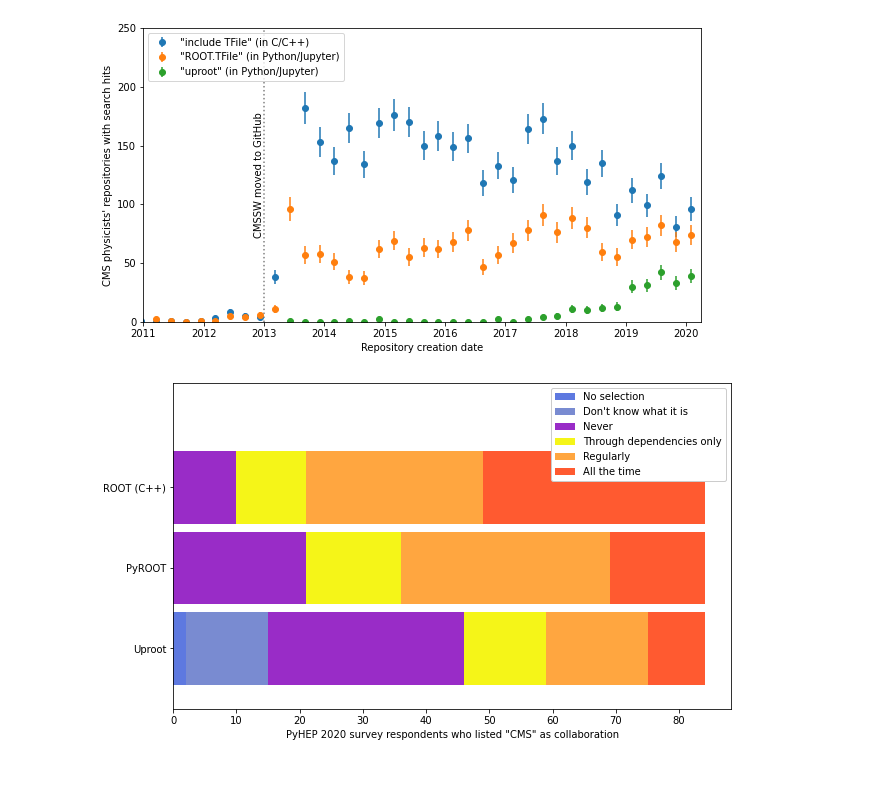
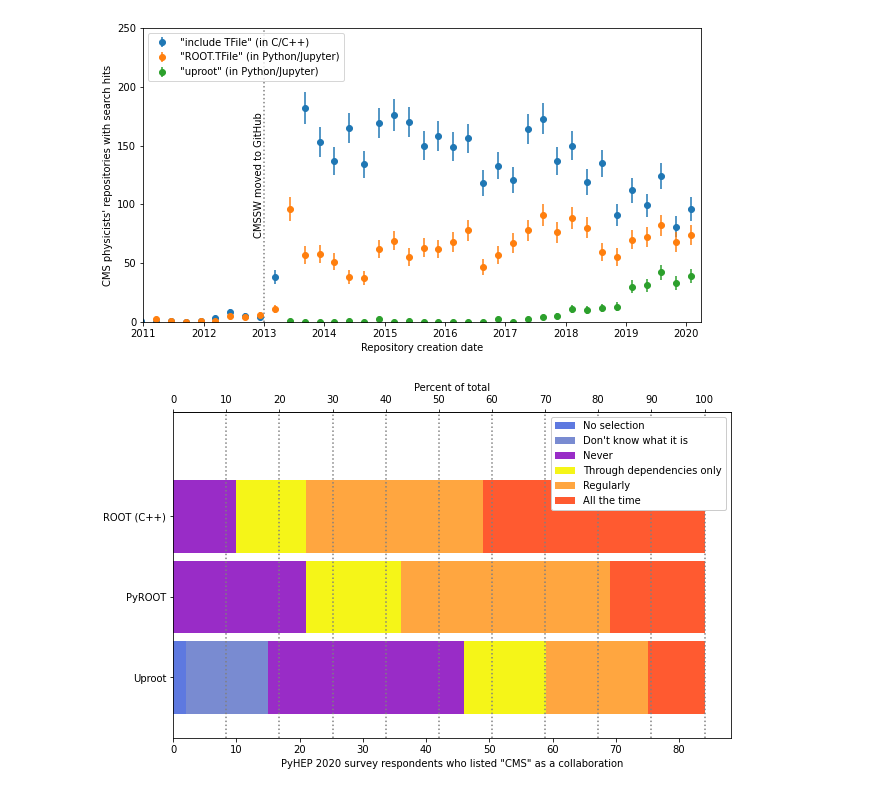
Before and after one commit to jpivarski-talks/2020-08-13-pyhep-debriefing, a Jupyter notebook: analyze-cmssw.ipynb, the cells around one changed output. Cells and saved outputs as stored; diff of their text form; code cells hidden in the pictures.

Commit message:
Add percentages to plot.

```diff
--- a/analyze-cmssw.ipynb
+++ b/analyze-cmssw.ipynb
@@ -550,21 +550,36 @@ is_cms = (
 # %%
 cols = {
     "Particle physics ecosystem: ROOT in C++: https://root.cern": "ROOT (C++)",
     "Particle physics ecosystem: ROOT through PyROOT: https://root.cern": "PyROOT",
     "Particle physics ecosystem: Uproot: https://github.com/scikit-hep/uproot": "Uproot",
 }
 order = [
     "Particle physics ecosystem: ROOT in C++: https://root.cern",
     "Particle physics ecosystem: ROOT through PyROOT: https://root.cern",
     "Particle physics ecosystem: Uproot: https://github.com/scikit-hep/uproot",
 ]
 pkgs = preworkshop[is_cms][order[::-1]].rename(columns=cols).apply(pd.Series.value_counts).T[[
     "Don't know what it is", "Never", "Through dependencies only", "Regularly", "All the time"
 ]].fillna(0)
 pkgs.insert(0, "No selection", pkgs.sum(axis=1).max() - pkgs.sum(axis=1))
 ax = pkgs.plot.barh(stacked=True, width=0.9, figsize=(10, 6), color=["#5e79e0", "#798bd1", "#992cc7", "#f5f518", "#ffa640", "#ff5a30"])
+num_respondents = pkgs.sum(axis=1).mean()
+ax.axvline(0.1*num_respondents, c="gray", ls=":")
+ax.axvline(0.2*num_respondents, c="gray", ls=":")
+ax.axvline(0.3*num_respondents, c="gray", ls=":")
+ax.axvline(0.4*num_respondents, c="gray", ls=":")
+ax.axvline(0.5*num_respondents, c="gray", ls=":")
+ax.axvline(0.6*num_respondents, c="gray", ls=":")
+ax.axvline(0.7*num_respondents, c="gray", ls=":")
+ax.axvline(0.8*num_respondents, c="gray", ls=":")
+ax.axvline(0.9*num_respondents, c="gray", ls=":")
+ax.axvline(1.0*num_respondents, c="gray", ls=":")
+axR = ax.secondary_xaxis("top")
+axR.set_xticks([x*num_respondents for x in (0.0, 0.1, 0.2, 0.3, 0.4, 0.5, 0.6, 0.7, 0.8, 0.9, 1.0)])
+axR.set_xticklabels(["0", "10", "20", "30", "40", "50", "60", "70", "80", "90", "100"])
+axR.set_xlabel("Percent of total")
 ax.legend(loc="upper right", framealpha=1)
 ax.set_ylim(-0.75, 3.3)
-ax.set_xlabel("PyHEP 2020 survey respondents who listed \"CMS\" as collaboration");
+ax.set_xlabel("PyHEP 2020 survey respondents who listed \"CMS\" as a collaboration");
 # %% [output]
-[figure, old version]
+[figure, new version]
```
